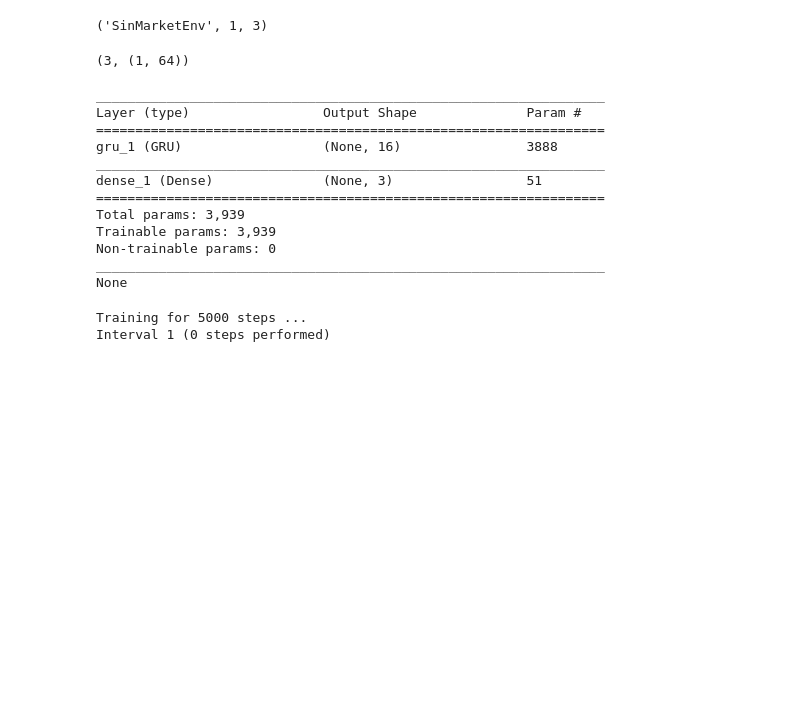
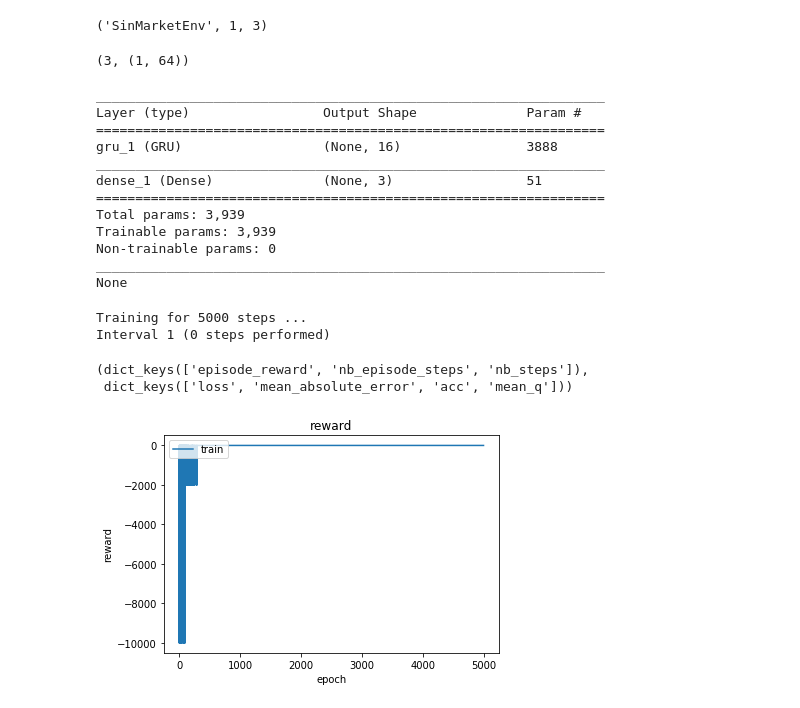
Before and after one commit to karma0/rltrade, a Jupyter notebook: IncrementalModel.ipynb, the cells around one changed output. Drawn from its saved outputs; the diff is of its cells as text; code cells hidden in the pictures; blank space fills up the shorter version.

```diff
--- a/IncrementalModel.ipynb
+++ b/IncrementalModel.ipynb
@@ -156,8 +156,36 @@ agent.compile(
     optimizer=Adam(lr=1e-3),
     metrics=['mae'],
 )
+# %%
+class Metrics(keras.callbacks.Callback):
+    def __init__(self, agent):
+        keras.callbacks.Callback.__init__
+        self.agent = agent
+
+    def on_train_begin(self, logs={}):
+        self.metrics = {key : [] for key in self.agent.metrics_names}
+
+    def on_step_end(self, episode_step, logs):
+        for ordinal, key in enumerate(self.agent.metrics_names, 0):
+            self.metrics[key].append(logs.get('metrics')[ordinal])
+metrics = Metrics(agent)
 # %%
-history = agent.fit(env, nb_steps=5000, visualize=False, verbose=1)
+history = agent.fit(env, nb_steps=5000, visualize=False, verbose=1, callbacks=[metrics])
 # %% [output]
 Training for 5000 steps ...
 Interval 1 (0 steps performed)
+# %%
+(history.history.keys(), metrics.metrics.keys())
+# %% [output]
+(dict_keys(['episode_reward', 'nb_episode_steps', 'nb_steps']),
+ dict_keys(['loss', 'mean_absolute_error', 'acc', 'mean_q']))
+# %%
+# summarize history for reward
+plt.plot(history.history['episode_reward'])
+plt.title('reward')
+plt.ylabel('reward')
+plt.xlabel('epoch')
+plt.legend(['train', 'test'], loc='upper left')
+plt.show()
+# %% [output]
+[figure, added]
```
Also changed, not shown: parts of 4 cells of this notebook.
